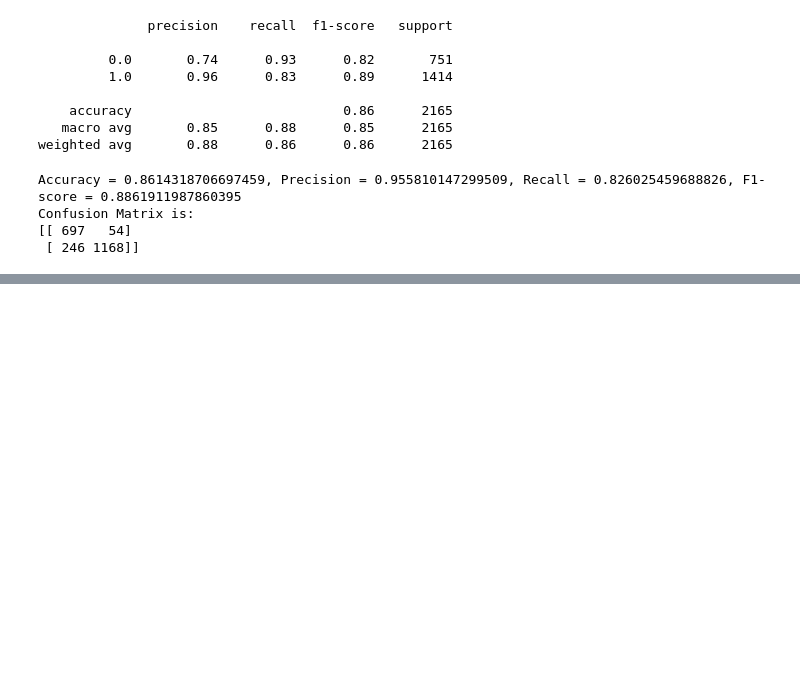
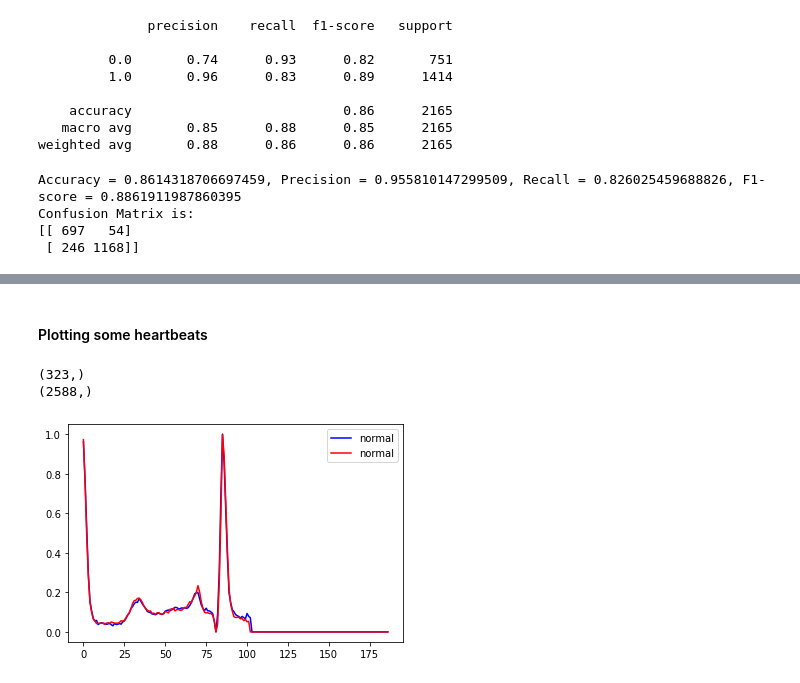
Before and after one commit to kinga-k-farkas/ecg-heartrate-categorization, a Jupyter notebook: Using SVM for Classifying ECG Heartbeats.ipynb, the cells around one changed output, grey strips where cells are left out. Saved outputs shown, nothing was run; the diff lists cells and outputs as text; code cells hidden in the pictures; blank space fills up the shorter version.

```diff
--- a/Using SVM for Classifying ECG Heartbeats.ipynb
+++ b/Using SVM for Classifying ECG Heartbeats.ipynb
@@ -197,0 +242,2 @@ Confusion Matrix is:
+# %%
+Xtrain, Xtest, ytrain, ytest =train_test_split(X, Y, test_size=0.2, random_state=42)
@@ -197,0 +466,17 @@ Confusion Matrix is:
+# %% [markdown]
+#### Plotting some heartbeats
+# %%
+allWrongIndices = np.where(yfit != ytest)[0]
+allRightIndices = np.where(yfit == ytest)[0]
+print(allWrongIndices.shape)
+print(allRightIndices.shape)
+# %% [output]
+(323,)
+(2588,)
+# %%
+plt.plot(Xtest[15,:], color = 'blue', label = 'normal' if ytest[15]  == 0 else 'abnormal')
+plt.plot(Xtest[197,:], color = 'red', label = 'normal' if ytest[197]  == 0 else 'abnormal')
+plt.legend()
+plt.show()
+# %% [output]
+[figure, added]
```
Also changed, not shown: parts of 34 cells of this notebook.
